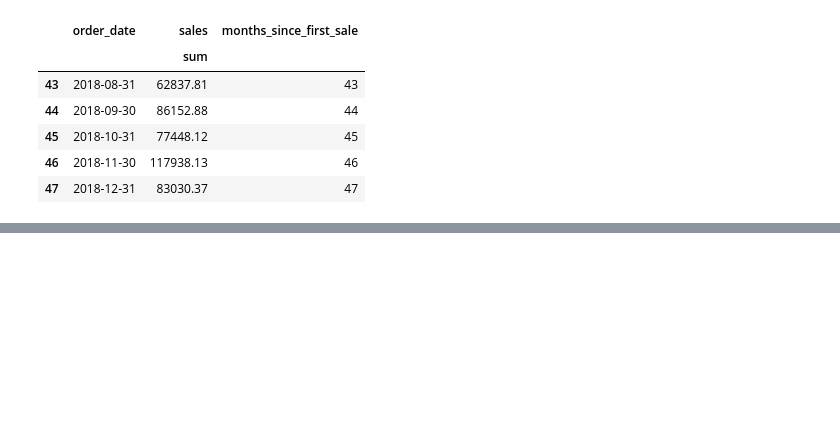
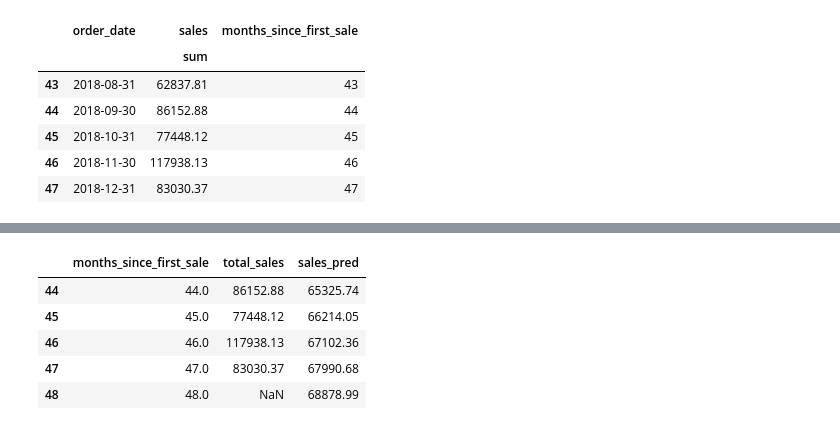
Before and after one commit to dlhaar/superstore, a Jupyter notebook: forecasting_sales.ipynb, the cells around one changed output, grey strips where cells are left out. Cells and saved outputs as stored; diff of their text form; code cells hidden in the pictures; blank space fills up the shorter version.

```diff
--- a/forecasting_sales.ipynb
+++ b/forecasting_sales.ipynb
@@ -111,0 +164,9 @@ sales.sort_values(by='order_date').tail()
+# %%
+predictions.tail()
+# %% [output]
+|  | months_since_first_sale | total_sales | sales_pred |
+| 44 | 44.0 | 86152.88 | 65325.74 |
+| 45 | 45.0 | 77448.12 | 66214.05 |
+| 46 | 46.0 | 117938.13 | 67102.36 |
+| 47 | 47.0 | 83030.37 | 67990.68 |
+| 48 | 48.0 | NaN | 68878.99 |
```
Also changed, not shown: parts of 10 cells of this notebook.
